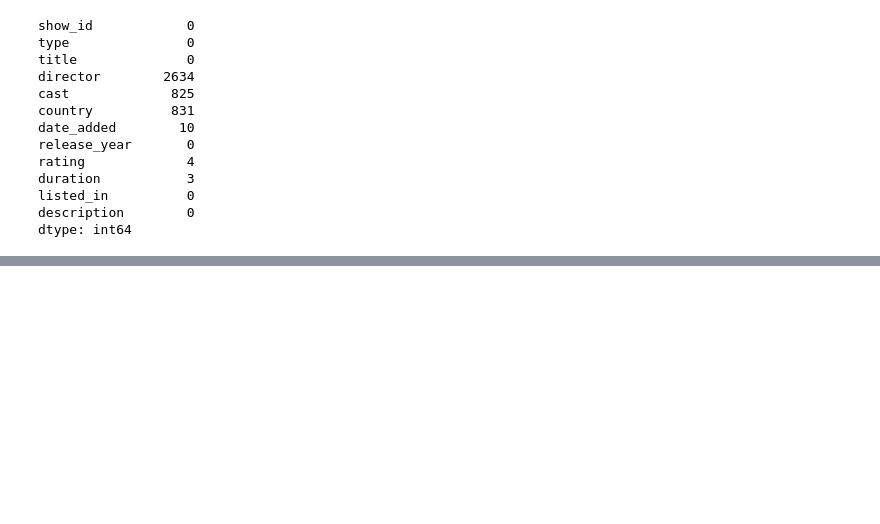
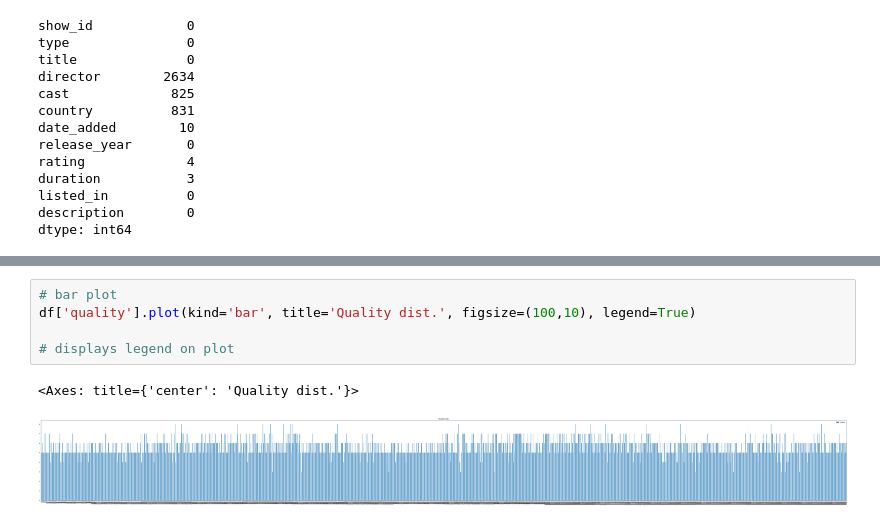
Before and after one commit to dwaidatta/dwaidatta-10, a Jupyter notebook: learning_pandas.ipynb, the cells around one changed output, grey strips where cells are left out. Saved outputs shown, nothing was run; the diff lists cells and outputs as text; blank space fills up the shorter version.

```diff
--- a/learning_pandas.ipynb
+++ b/learning_pandas.ipynb
@@ -707,0 +1181,8 @@ dtype: int64
+# %%
+# bar plot
+df['quality'].plot(kind='bar', title='Quality dist.', figsize=(100,10), legend=True)
+
+# displays legend on plot
+# %% [output]
+<Axes: title={'center': 'Quality dist.'}>
+[figure, added]
```
Also changed, not shown: parts of 53 cells of this notebook, 1 other file.
